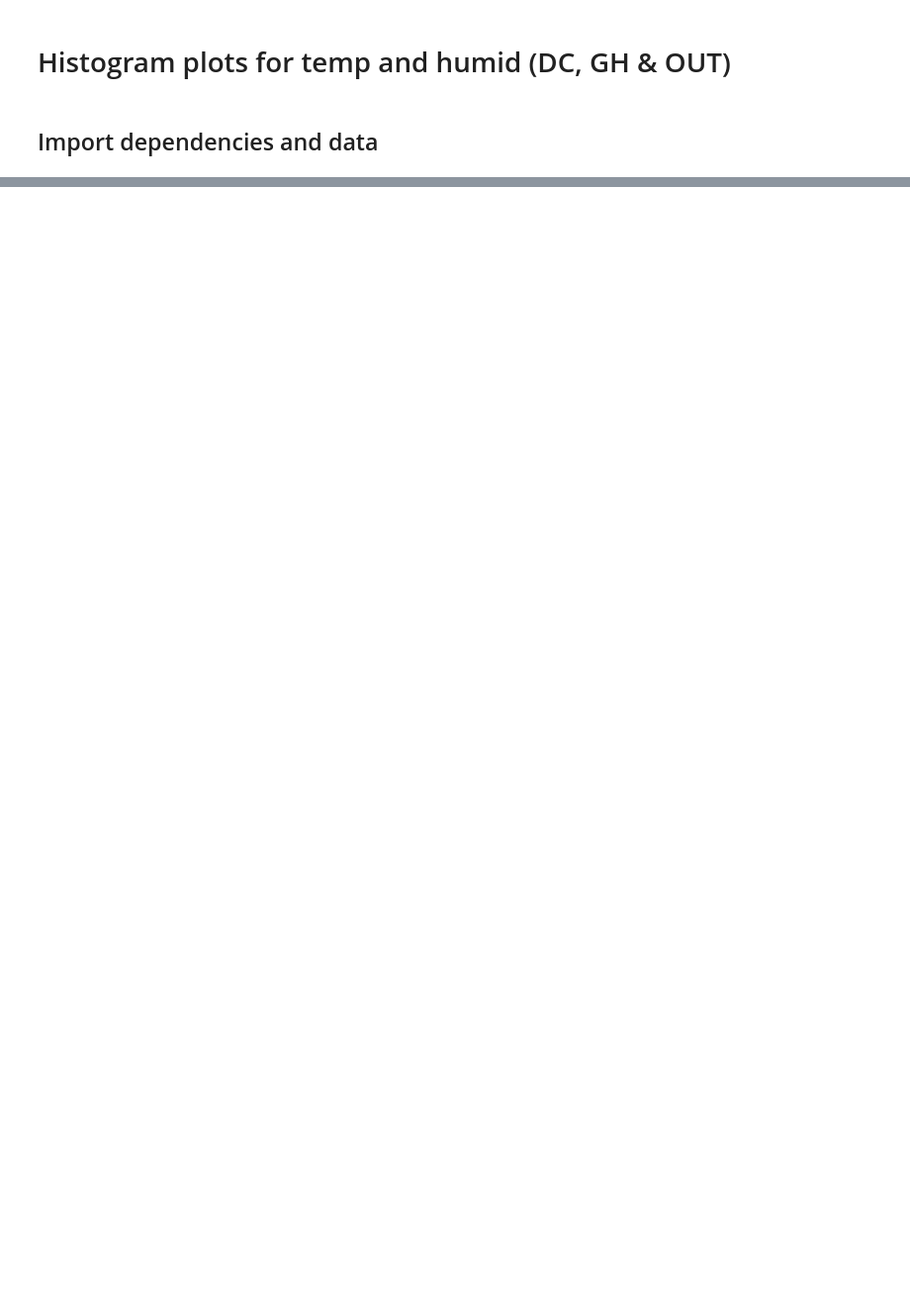
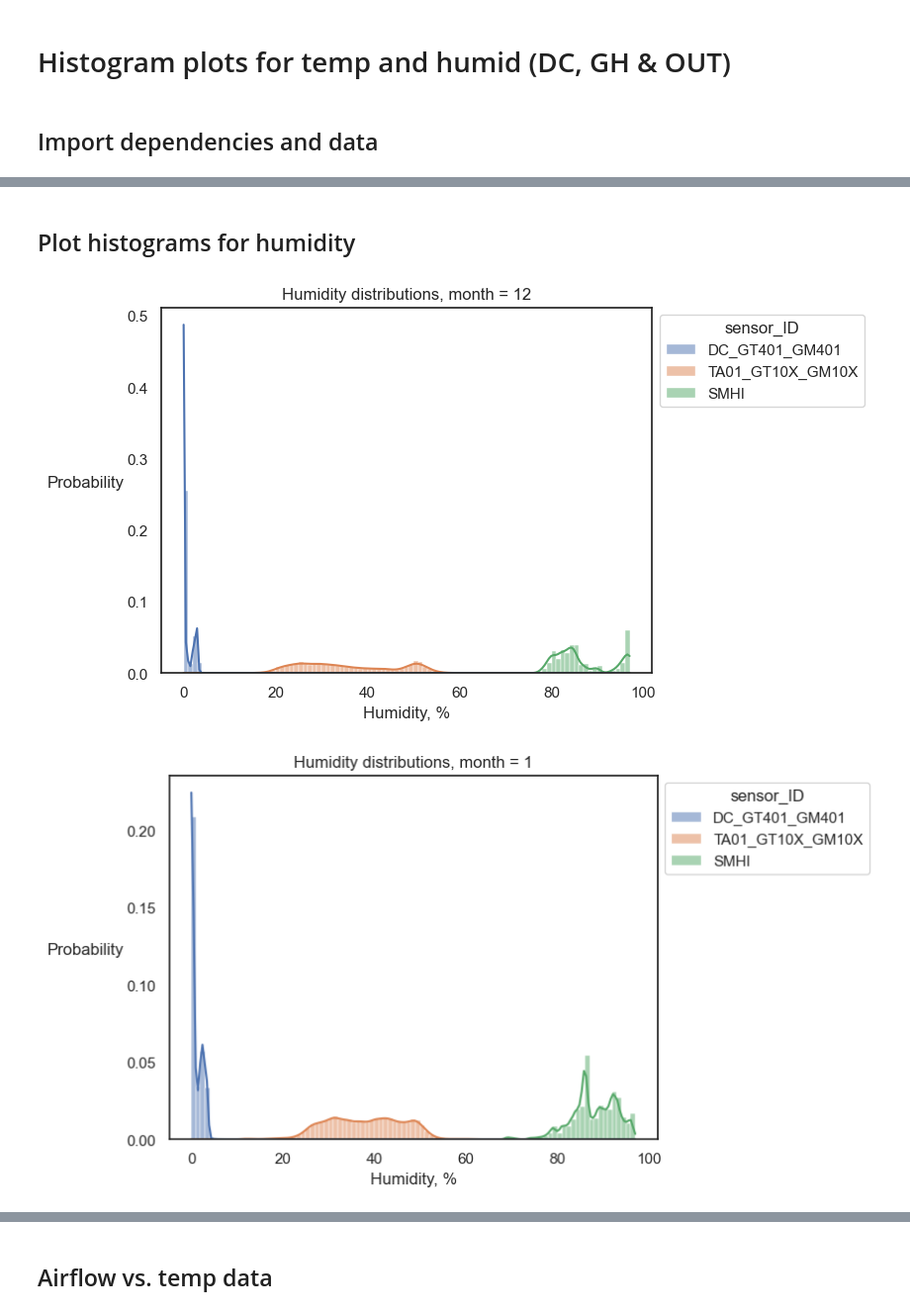
Before and after one commit to oStglnd/rise-gh, a Jupyter notebook: plotting/hist_plots.ipynb, the cells around one changed output, grey strips where cells are left out. Shown at 99% size. Cells and saved outputs as stored; diff of their text form; code cells hidden in the pictures; blank space fills up the shorter version.

```diff
--- a/plotting/hist_plots.ipynb
+++ b/plotting/hist_plots.ipynb
@@ -68,0 +72,23 @@ plt.show()
+# %% [markdown]
+## Plot histograms for humidity
+# %%
+for month in [12, 1, 2]:
+    mask = data.index.get_level_values(0) == month
+    subset = data[mask]
+
+    # drop all index levels except date
+    subset = subset.droplevel(
+        level=[0, 1, 2],
+        axis=0
+    )
+
+    ax = sns.histplot(data=subset.humidity, stat='probability', binwidth=1.0, kde=True, legend='full')
+    sns.move_legend(ax, "upper left", bbox_to_anchor=(1, 1))
+    plt.xlabel('Humidity, %')
+    plt.ylabel('Probability', loc='center', rotation=0, fontsize=12, labelpad=30)
+    plt.title('Humidity distributions, month = {}'.format(month))
+    #plt.savefig....
+    plt.show()
+# %% [output]
+[figure, added]
+[figure, added]
@@ -68,0 +96,2 @@ plt.show()
+# %% [markdown]
+## Airflow vs. temp data
```
Also changed, not shown: parts of 8 cells of this notebook.
